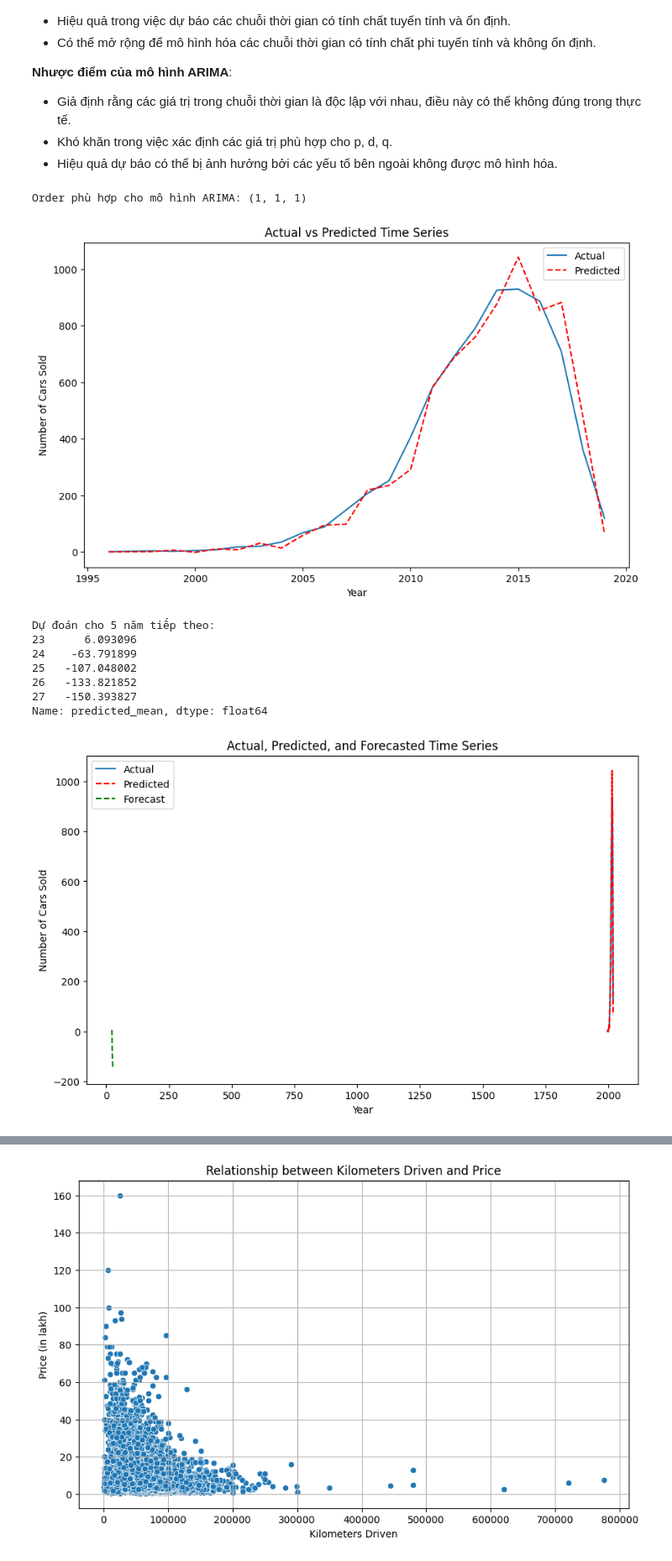
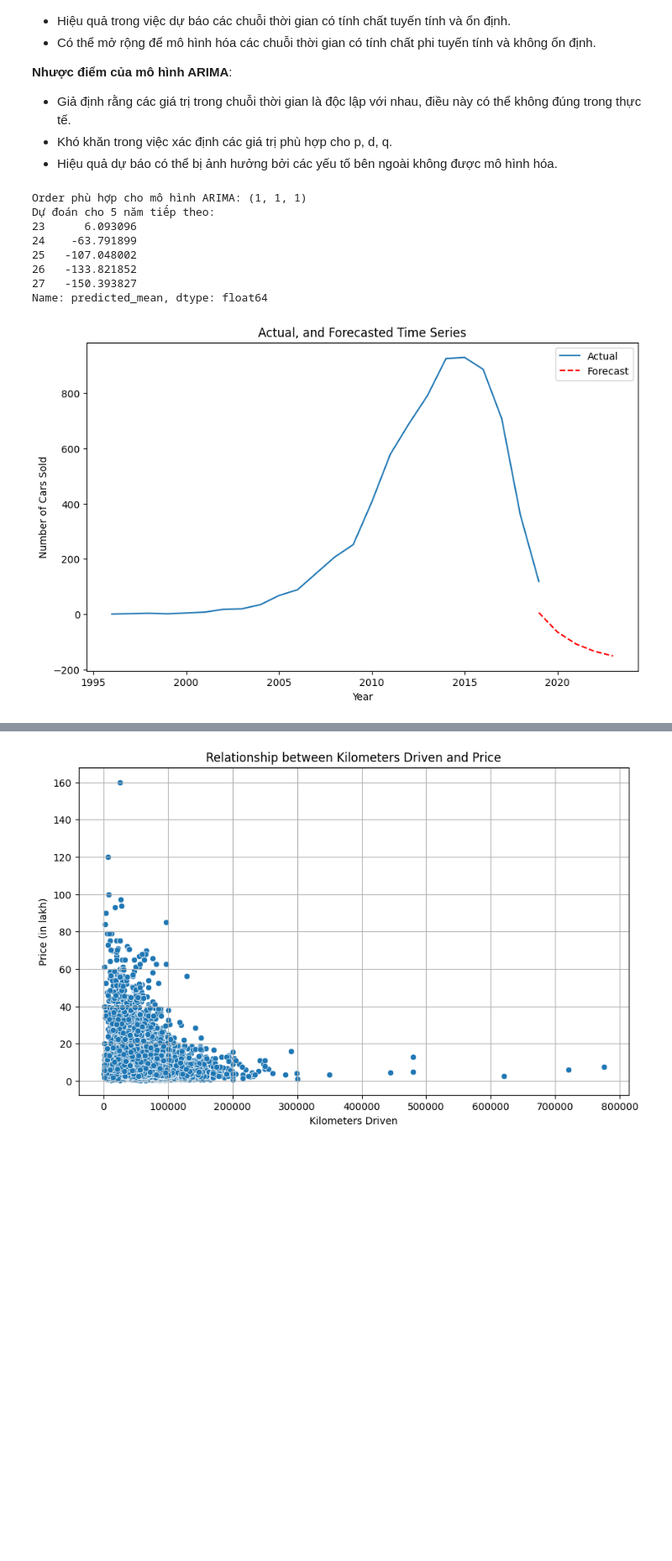
Before and after one commit to Hoangnhan1708/visualize-cars-analysis-project, a Jupyter notebook: notebooks/visualization.ipynb, the cells around one changed output, grey strips where cells are left out. Shown at 84% size. Drawn from its saved outputs; the diff is of its cells as text; code cells hidden in the pictures; blank space fills up the shorter version.

```diff
--- a/notebooks/visualization.ipynb
+++ b/notebooks/visualization.ipynb
@@ -231,62 +232,57 @@ df.set_index('Year', inplace=True)
 df.sort_index(inplace=True)
 
 # Tính tổng số lượng xe bán được theo năm
 ts = df.groupby(df.index.year).size()
 
 # Sử dụng auto_arima để chọn order phù hợp cho mô hình ARIMA
 model = auto_arima(ts, seasonal=False, suppress_warnings=True)
 
 # Hiển thị order tốt nhất được chọn
 print("Order phù hợp cho mô hình ARIMA:", model.order)
 
 # Tạo mô hình ARIMA với order được chọn
 model = ARIMA(ts, order=model.order)
 
 # Huấn luyện mô hình
 model_fit = model.fit()
 
 # Dự đoán với dữ liệu cũ
 predictions = model_fit.predict(start=0, end=len(ts)-1, typ='levels')
 
-# Vẽ biểu đồ
-plt.figure(figsize=(10,6))
-plt.plot(ts, label='Actual')
-plt.plot(predictions, color='red', linestyle='--', label='Predicted')
-plt.title('Actual vs Predicted Time Series')
-plt.xlabel('Year')
-plt.ylabel('Number of Cars Sold')
-plt.legend()
-plt.show()
-
 # Dự đoán cho 5 năm tiếp theo
 forecast_steps = 5
 forecast = model_fit.forecast(steps=forecast_steps)
 
 # In ra dự đoán
 print("Dự đoán cho 5 năm tiếp theo:")
 print(forecast)
+years_forecast = [2019 + i for i in range(len(forecast))]
 
-# # Vẽ biểu đồ dự đoán cho 5 năm tiếp theo
-# plt.figure(figsize=(10,6))
-# plt.plot(ts, label='Actual')
-# plt.plot(predictions, color='red', linestyle='--', label='Predicted')
-# plt.plot(range(len(ts), len(ts) + forecast_steps), forecast, color='green', linestyle='--', label='Forecast')
-# plt.title('Actual, Predicted, and Forecasted Time Series')
-# plt.xlabel('Year')
-# plt.ylabel('Number of Cars Sold')
-# plt.legend()
-# plt.show()
+# Tạo DataFrame cho dự đoán
+forecast_df = pd.DataFrame({'Year': years_forecast, 'Predicted': forecast})
+
+# Kết hợp dữ liệu thực tế và dự đoán
+combined_df = pd.concat([ts, forecast_df.set_index('Year')['Predicted']], axis=1)
+
+# Vẽ biểu đồ
+plt.figure(figsize=(10,6))
+plt.plot(combined_df.index, combined_df.iloc[:, 0], label='Actual')
+plt.plot(combined_df.index, combined_df.iloc[:, 1], color='red', linestyle='--', label='Forecast')
+plt.title('Actual, and Forecasted Time Series')
+plt.xlabel('Year')
+plt.ylabel('Number of Cars Sold')
+plt.legend()
+plt.show()
 # %% [output]
 Order phù hợp cho mô hình ARIMA: (1, 1, 1)
+Dự đoán cho 5 năm tiếp theo:
+23      6.093096
+24    -63.791899
+25   -107.048002
+26   -133.821852
+27   -150.393827
+Name: predicted_mean, dtype: float64
-[figure, old version]
+[figure, new version]
-Dự đoán cho 5 năm tiếp theo:
-23      6.093096
-24    -63.791899
-25   -107.048002
-26   -133.821852
-27   -150.393827
-Name: predicted_mean, dtype: float64
-[figure, removed]
 # %% [markdown]
 Ý nghĩa có thể rút ra từ biểu đồ::
 
```
Also changed, not shown: parts of 2 cells of this notebook.
